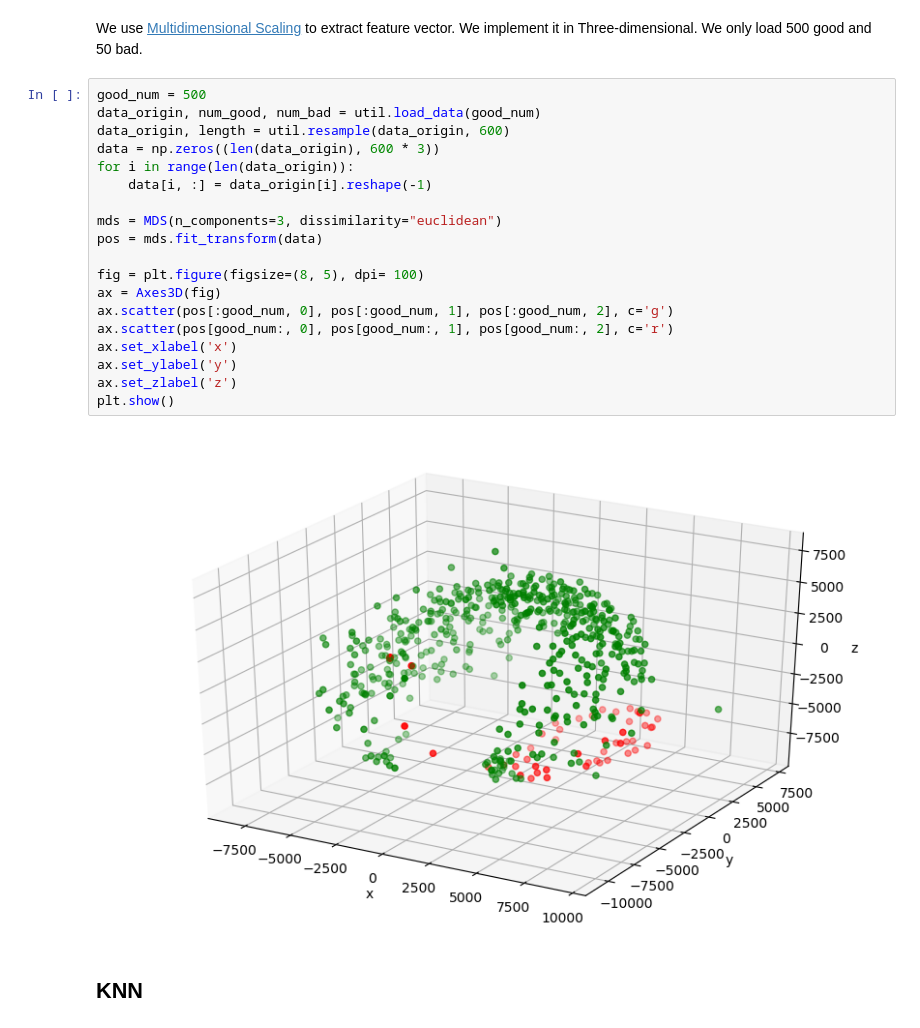
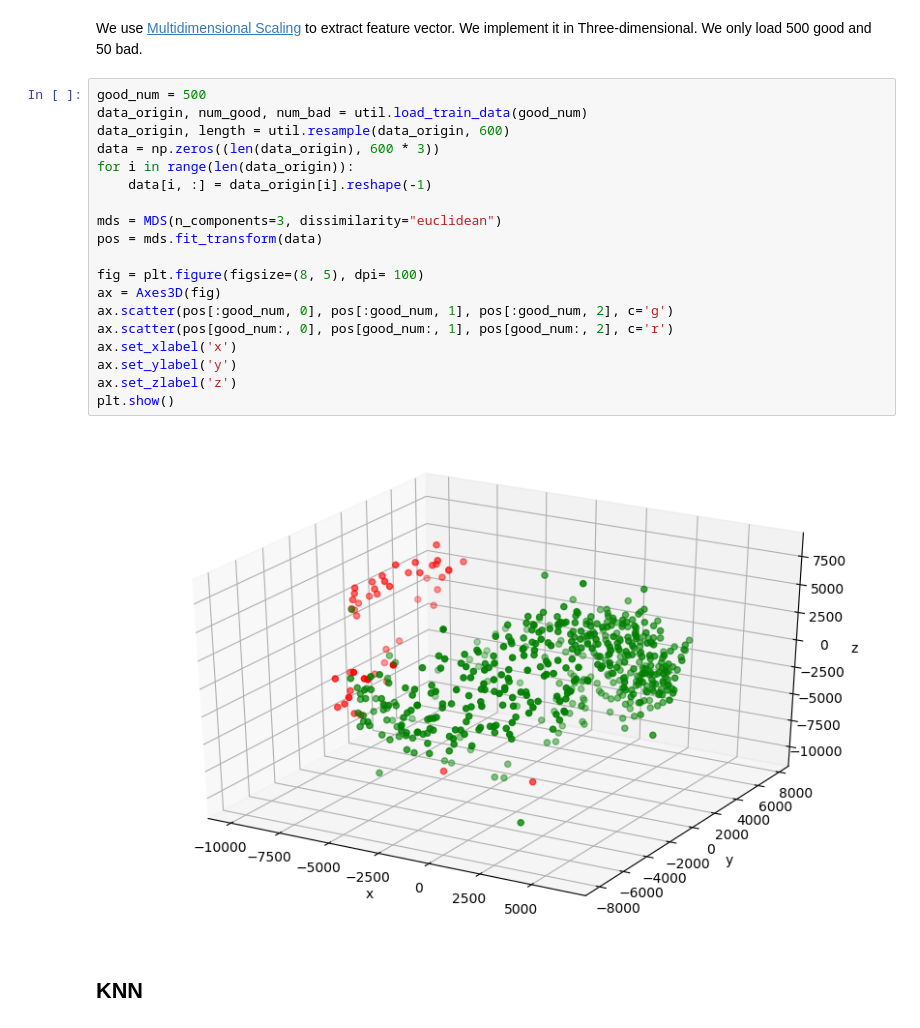
Before and after one commit to wzx140/welding_prediction, a Jupyter notebook: other/MDS.ipynb, the cells around one changed output. Saved outputs shown, nothing was run; the diff lists cells and outputs as text.

```diff
--- a/other/MDS.ipynb
+++ b/other/MDS.ipynb
@@ -15,25 +15,25 @@ import util
 We use [Multidimensional Scaling](https://blog.csdn.net/AI_BigData_wh/article/details/78242052) to extract feature vector.  We implement it in Three-dimensional. We only load 500 good and 50 bad.
 # %%
 good_num = 500
-data_origin, num_good, num_bad = util.load_data(good_num)
+data_origin, num_good, num_bad = util.load_train_data(good_num)
 data_origin, length = util.resample(data_origin, 600)
 data = np.zeros((len(data_origin), 600 * 3))
 for i in range(len(data_origin)):
     data[i, :] = data_origin[i].reshape(-1)
 
 mds = MDS(n_components=3, dissimilarity="euclidean")
 pos = mds.fit_transform(data)
 
 fig = plt.figure(figsize=(8, 5), dpi= 100)
 ax = Axes3D(fig)
 ax.scatter(pos[:good_num, 0], pos[:good_num, 1], pos[:good_num, 2], c='g')
 ax.scatter(pos[good_num:, 0], pos[good_num:, 1], pos[good_num:, 2], c='r')
 ax.set_xlabel('x')
 ax.set_ylabel('y')
 ax.set_zlabel('z')
 plt.show()
 # %% [output]
-[figure, old version]
+[figure, new version]
 # %% [markdown]
 ## KNN
 # %% [markdown]
```
Also changed, not shown: parts of 1 cell of this notebook, 3 other files.
